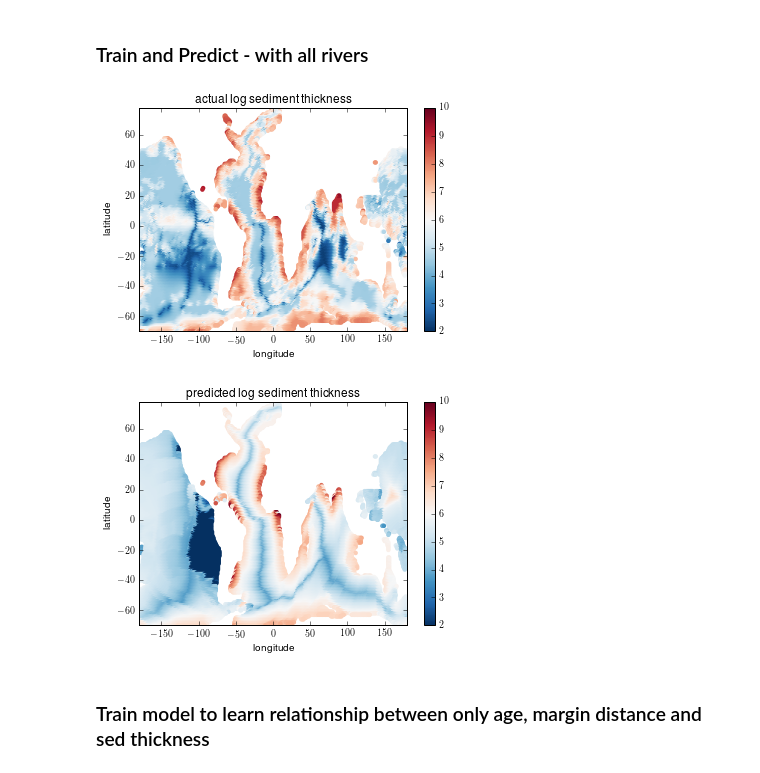
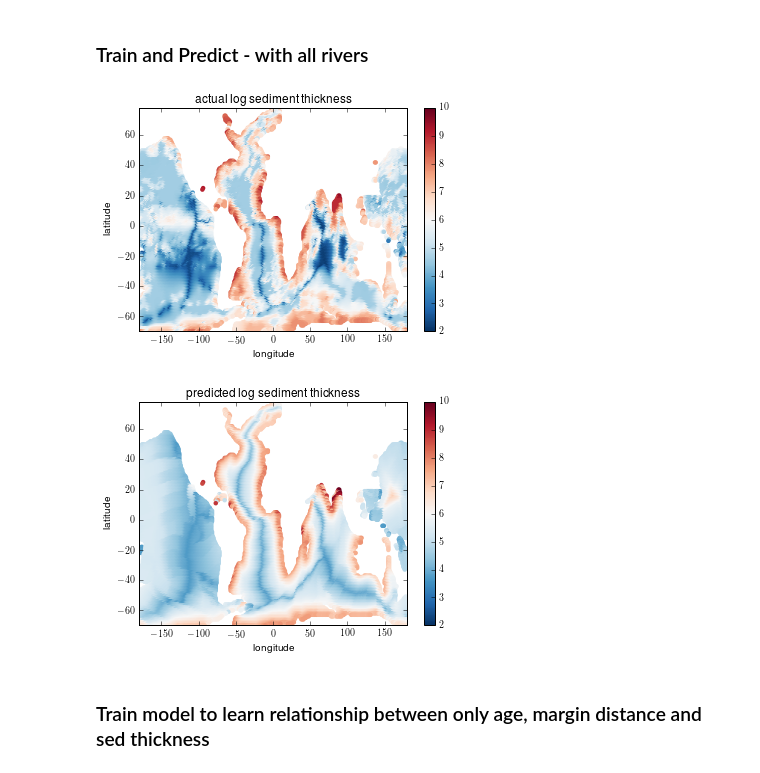
Before and after one commit to EarthByte/predicting-sediment-thickness, a Jupyter notebook: python_notebooks_and_input_data_archive/sediment_thick.ipynb, the cells around one changed output. Cells and saved outputs as stored; diff of their text form; code cells hidden in the pictures.

```diff
--- a/python_notebooks_and_input_data_archive/sediment_thick.ipynb
+++ b/python_notebooks_and_input_data_archive/sediment_thick.ipynb
@@ -264,83 +264,47 @@ w0 = np.random.random(13)
 
 
 # This is the optimal weights from optimization
 opt_weights = np.array([
-        0.864343,
-        0.211929,
-        0.60691,
-        0.510175,
-        0.242568,
-        0.30736,
-        0.000424479,
-        0.397718,
-        1.05371,
-        0.344528,
-        0.370477,
-        0.00192446,
-        0.696268
+        0.328132,
+        0.304746,
+        3.15865,
+        0.850226,
+        0.152214,
+        0.830894,
+        0.14374,
+        0.876985,
+        0.666173,
+        0.150999,
+        0.576572,
+        0.325158,
+        0.660374
     ])
-
-#
-# Old runs (before "shortest path" passive margin distances).
-#
-
-#-----------------  -----------
-#Amazon             0.852634
-#Congo              0.000392219
-#Ganges-Bramaputra  3.59079
-#Godavari-Krishna   0.55123
-#Indus              0.531291
-#Magdalena          0.159254
-#Mahanadi           0.0281361
-#Mississipi         2.8949
-#Narma              1.22773
-#Niger              0.186865
-#Orinoco            0.168634
-#Paleo-Congo        0.055686
-#Parana             0.38972
-#-----------------  -----------
-
-#-----------------  -----------
-#Amazon             0.852011
-#Congo              0.000264051
-#Ganges-Bramaputra  3.58341
-#Godavari-Krishna   0.555299
-#Indus              0.543064
-#Magdalena          0.160306
-#Mahanadi           0.028773
-#Mississipi         2.90359
-#Narma              1.22034
-#Niger              0.18582
-#Orinoco            0.169994
-#Paleo-Congo        0.0564603
-#Parana             0.392778
-#-----------------  -----------
 
 
 ws_river = np.sum(irivers * opt_weights, axis=1)
 data2 = np.c_[data1, ws_river, sedthick]
 lon = data1[:, lon_ind]
 lat = data1[:, lat_ind]
 ypred, regressor_trained = geo_preprocess3.regression(data=data2,
                         regressor=regressor,
                         n_splits=n_splits,
                         lon_ind=lon_ind,
                         lat_ind=lat_ind,
                         y_ind=-1,
                         logy=True)
 
 geo_preprocess3.draw_global(c=np.log(sedthick),
                        title='actual log sediment thickness',
                        longitude=lon, latitude=lat,
                        vmin=2,
                        vmax=10)
 geo_preprocess3.draw_global(c=ypred, title='predicted log sediment thickness',
                        longitude=lon, latitude=lat,
                        vmin=2,
                        vmax=10)
 # %% [output]
 [figure]
-[figure, old version]
+[figure, new version]
 # %% [markdown]
 ### Train model to learn relationship between only age, margin distance and sed thickness
 # %%
```
Also changed, not shown: parts of 6 cells of this notebook, 10 other files.
